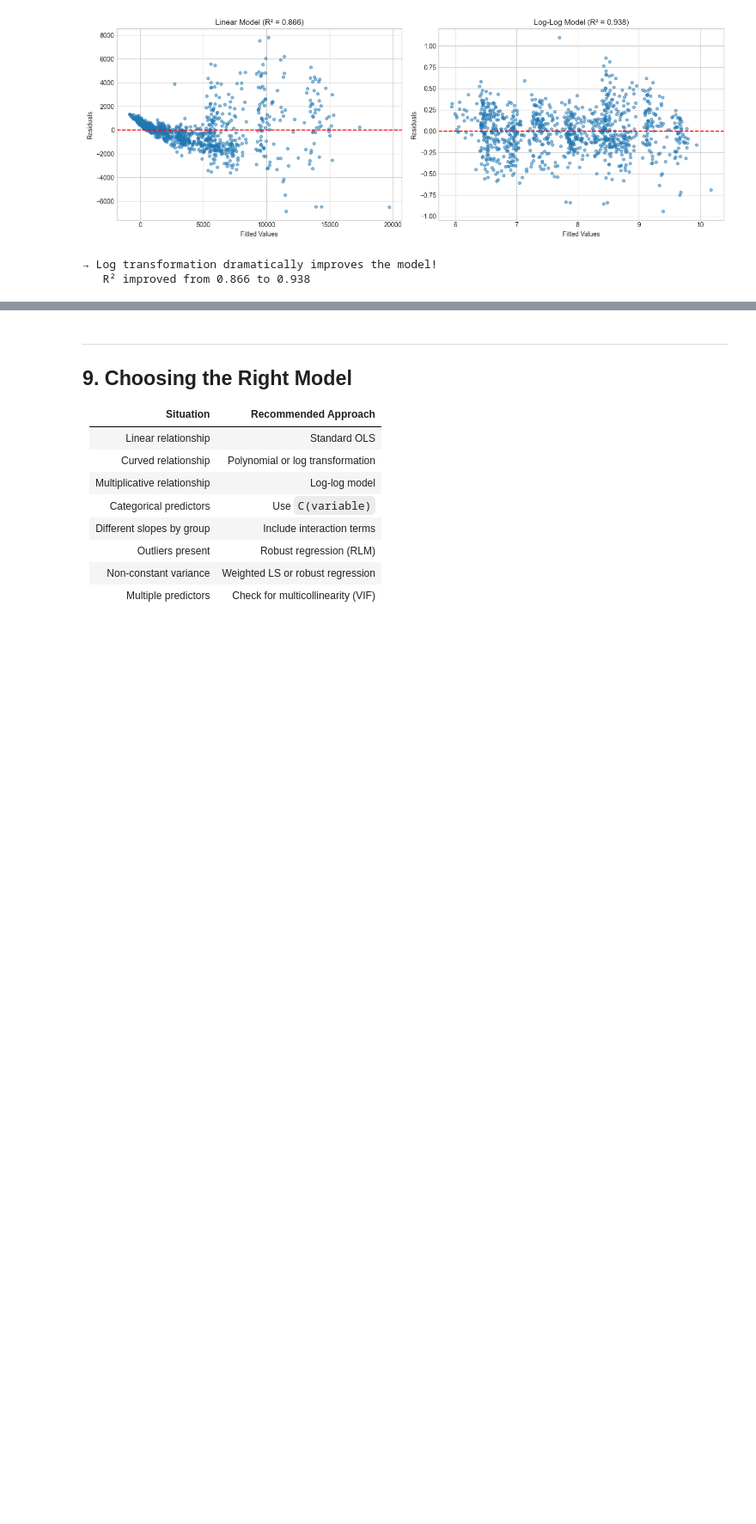
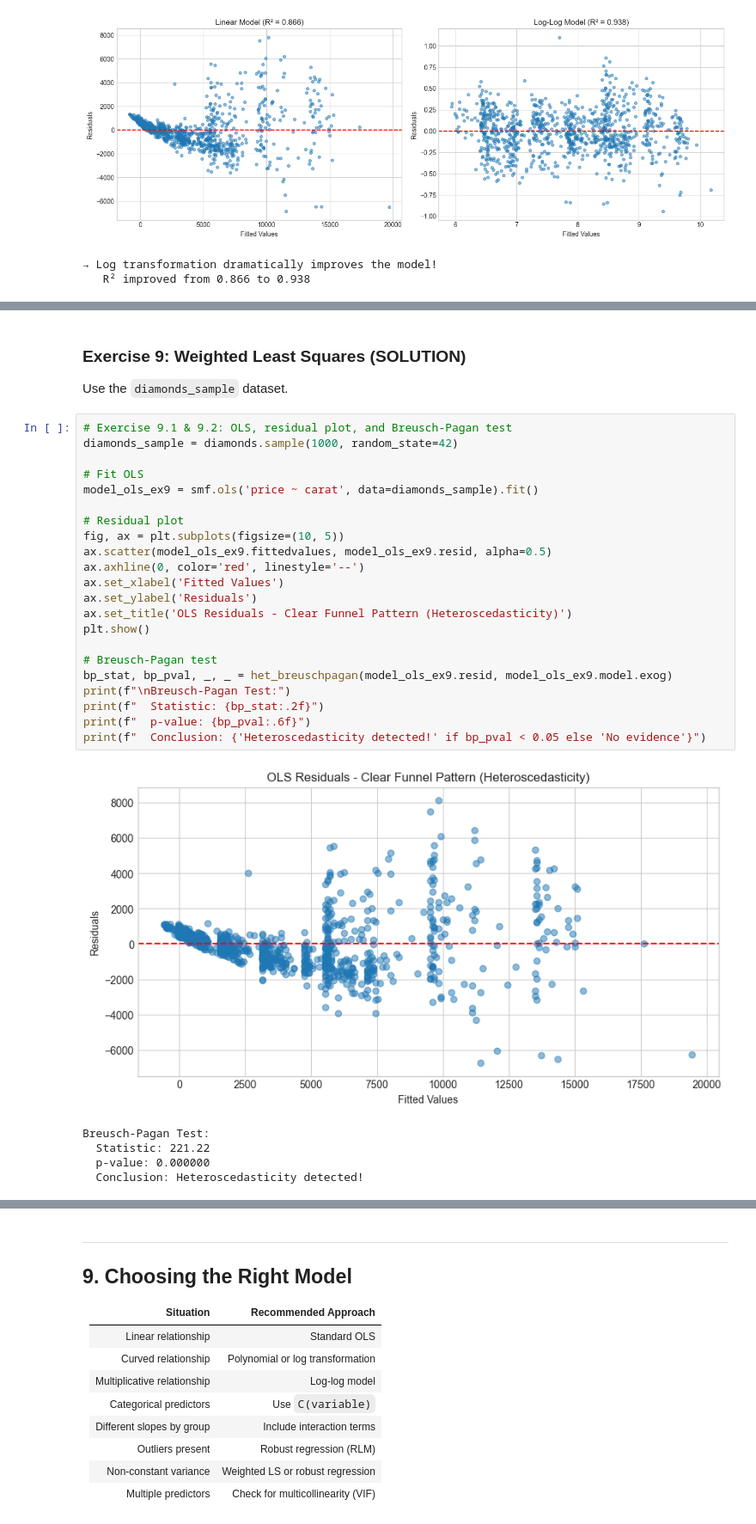
Before and after one commit to gatocor/statistics_with_python, a Jupyter notebook: 7. Linear Regression/exercises_linear_regression_solved.ipynb, the cells around one changed output, grey strips where cells are left out. Shown at 86% size. Drawn from its saved outputs; the diff is of its cells as text; blank space fills up the shorter version.

```diff
--- a/7. Linear Regression/exercises_linear_regression_solved.ipynb
+++ b/7. Linear Regression/exercises_linear_regression_solved.ipynb
@@ -1454,0 +1520,32 @@ print(f"   R² improved from {model_diag.rsquared:.3f} to {model_log.rsquared:.3
+# %% [markdown]
+### Exercise 9: Weighted Least Squares (SOLUTION)
+
+Use the `diamonds_sample` dataset.
+# %%
+# Exercise 9.1 & 9.2: OLS, residual plot, and Breusch-Pagan test
+diamonds_sample = diamonds.sample(1000, random_state=42)
+
+# Fit OLS
+model_ols_ex9 = smf.ols('price ~ carat', data=diamonds_sample).fit()
+
+# Residual plot
+fig, ax = plt.subplots(figsize=(10, 5))
+ax.scatter(model_ols_ex9.fittedvalues, model_ols_ex9.resid, alpha=0.5)
+ax.axhline(0, color='red', linestyle='--')
+ax.set_xlabel('Fitted Values')
+ax.set_ylabel('Residuals')
+ax.set_title('OLS Residuals - Clear Funnel Pattern (Heteroscedasticity)')
+plt.show()
+
+# Breusch-Pagan test
+bp_stat, bp_pval, _, _ = het_breuschpagan(model_ols_ex9.resid, model_ols_ex9.model.exog)
+print(f"\nBreusch-Pagan Test:")
+print(f"  Statistic: {bp_stat:.2f}")
+print(f"  p-value: {bp_pval:.6f}")
+print(f"  Conclusion: {'Heteroscedasticity detected!' if bp_pval < 0.05 else 'No evidence'}")
+# %% [output]
+[figure, added]
+Breusch-Pagan Test:
+  Statistic: 221.22
+  p-value: 0.000000
+  Conclusion: Heteroscedasticity detected!
```
Also changed, not shown: parts of 20 cells of this notebook, 6 other files.
